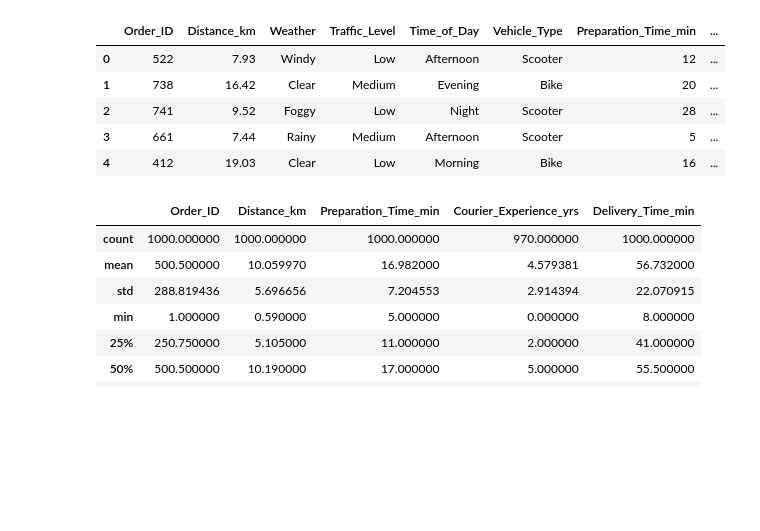
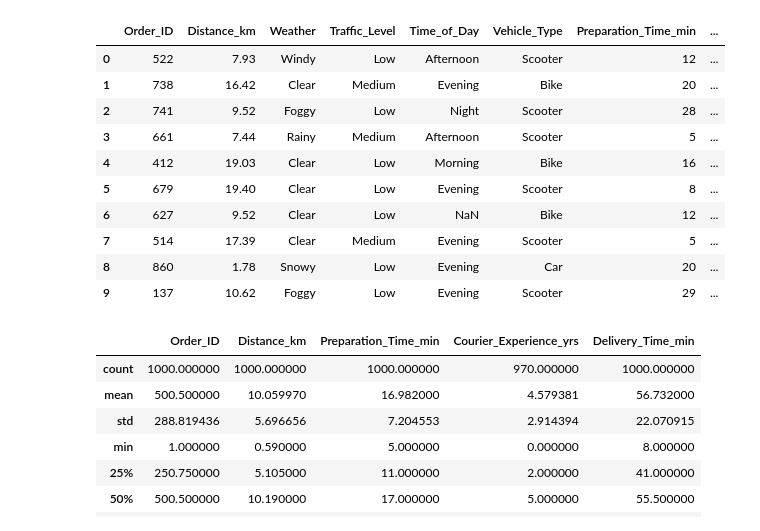
Before and after one commit to LukeOpany/food_delivery_timelines, a Jupyter notebook: deliverytines.ipynb, the cells around one changed output. Saved outputs shown, nothing was run; the diff lists cells and outputs as text; code cells hidden in the pictures; blank space fills up the shorter version.

Commit message:
add head from five to ten

```diff
--- a/deliverytines.ipynb
+++ b/deliverytines.ipynb
@@ -5,16 +5,21 @@ import numpy as np
 import seaborn as sns
 %matplotlib inline
 # %%
-df =pd.read_csv('/Users/lukeopany/Documents/food delivery time/Food_Delivery_Times.csv')
+df = pd.read_csv('Food_Delivery_Times.csv')
 # %%
-df.head()
+df.head(10)
 # %% [output]
 |  | Order_ID | Distance_km | Weather | Traffic_Level | Time_of_Day | Vehicle_Type | Preparation_Time_min | ... |
 | 0 | 522 | 7.93 | Windy | Low | Afternoon | Scooter | 12 | ... |
 | 1 | 738 | 16.42 | Clear | Medium | Evening | Bike | 20 | ... |
 | 2 | 741 | 9.52 | Foggy | Low | Night | Scooter | 28 | ... |
 | 3 | 661 | 7.44 | Rainy | Medium | Afternoon | Scooter | 5 | ... |
 | 4 | 412 | 19.03 | Clear | Low | Morning | Bike | 16 | ... |
+| 5 | 679 | 19.40 | Clear | Low | Evening | Scooter | 8 | ... |
+| 6 | 627 | 9.52 | Clear | Low | NaN | Bike | 12 | ... |
+| 7 | 514 | 17.39 | Clear | Medium | Evening | Scooter | 5 | ... |
+| 8 | 860 | 1.78 | Snowy | Low | Evening | Car | 20 | ... |
+| 9 | 137 | 10.62 | Foggy | Low | Evening | Scooter | 29 | ... |
 # %%
 df.describe()
 # %% [output]
```
